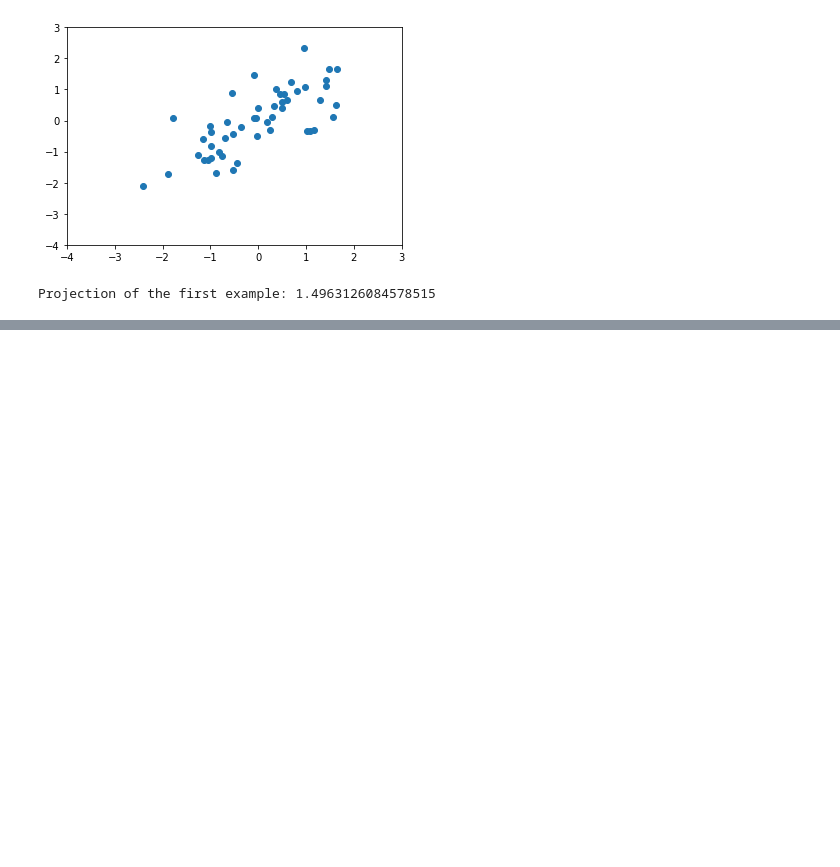
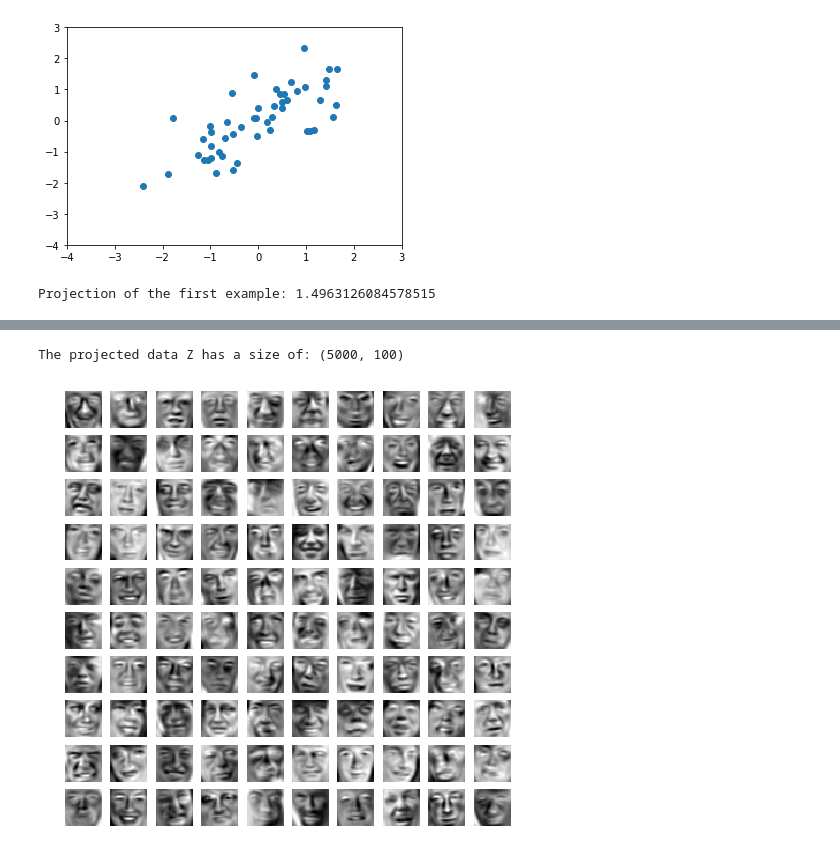
Before and after one commit to thomasmburke/Andrew-Ng-Machine-Learning, a Jupyter notebook: assignment7/ex7.ipynb, the cells around one changed output, grey strips where cells are left out. Saved outputs shown, nothing was run; the diff lists cells and outputs as text; code cells hidden in the pictures; blank space fills up the shorter version.

```diff
--- a/assignment7/ex7.ipynb
+++ b/assignment7/ex7.ipynb
@@ -288,0 +326,19 @@ Approximation of the first example: [-1.05805279 -1.05805279]
+# %%
+# project X consisting of 1024 dimensions onto z consisting of 100 dimensions
+K2 = 100
+Z2 = projectData(X_norm2, U2, K2)
+print("The projected data Z has a size of:",Z2.shape)
+# %% [output]
+The projected data Z has a size of: (5000, 100)
+# %%
+# Data reconstruction
+X_rec2  = recoverData(Z2, U2, K2)
+
+# Visualize the reconstructed data
+fig3, ax3 = plt.subplots(10,10,figsize=(8,8))
+for i in range(0,100,10):
+    for j in range(10):
+        ax3[int(i/10),j].imshow(X_rec2[i+j,:].reshape(32,32,order="F"),cmap="gray")
+        ax3[int(i/10),j].axis("off")
+# %% [output]
+[figure, added]
```
Also changed, not shown: parts of 5 cells of this notebook.
